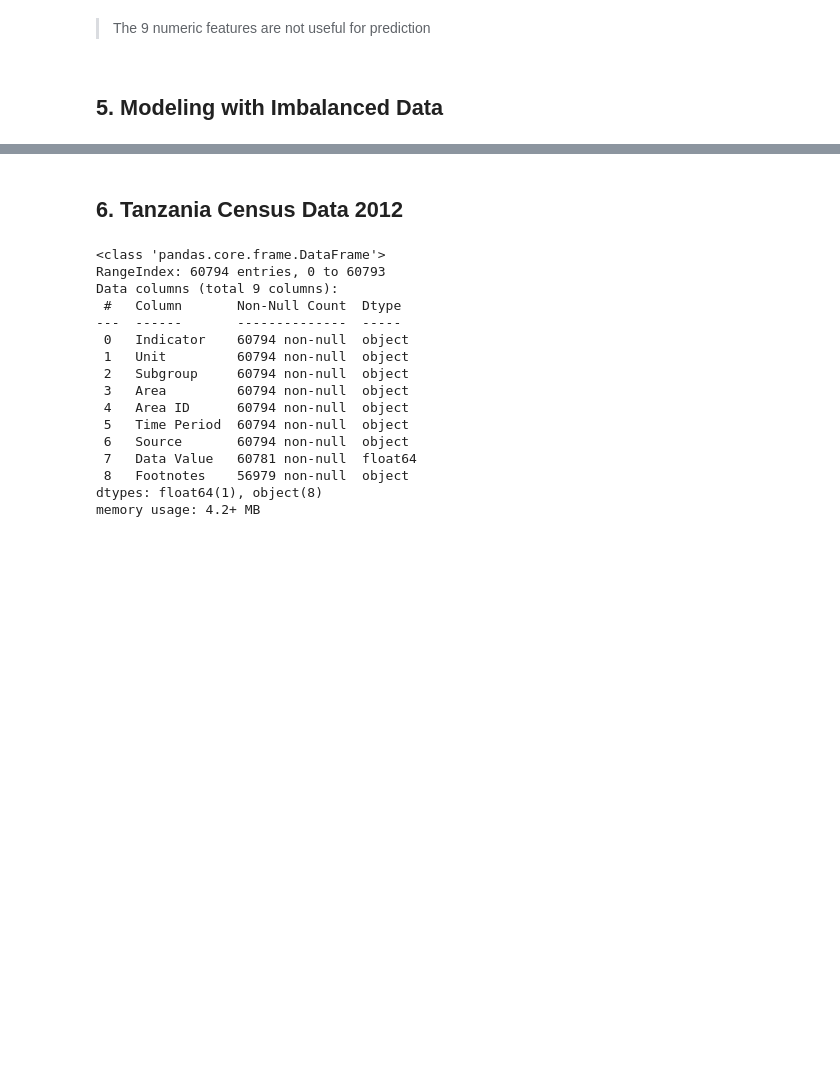
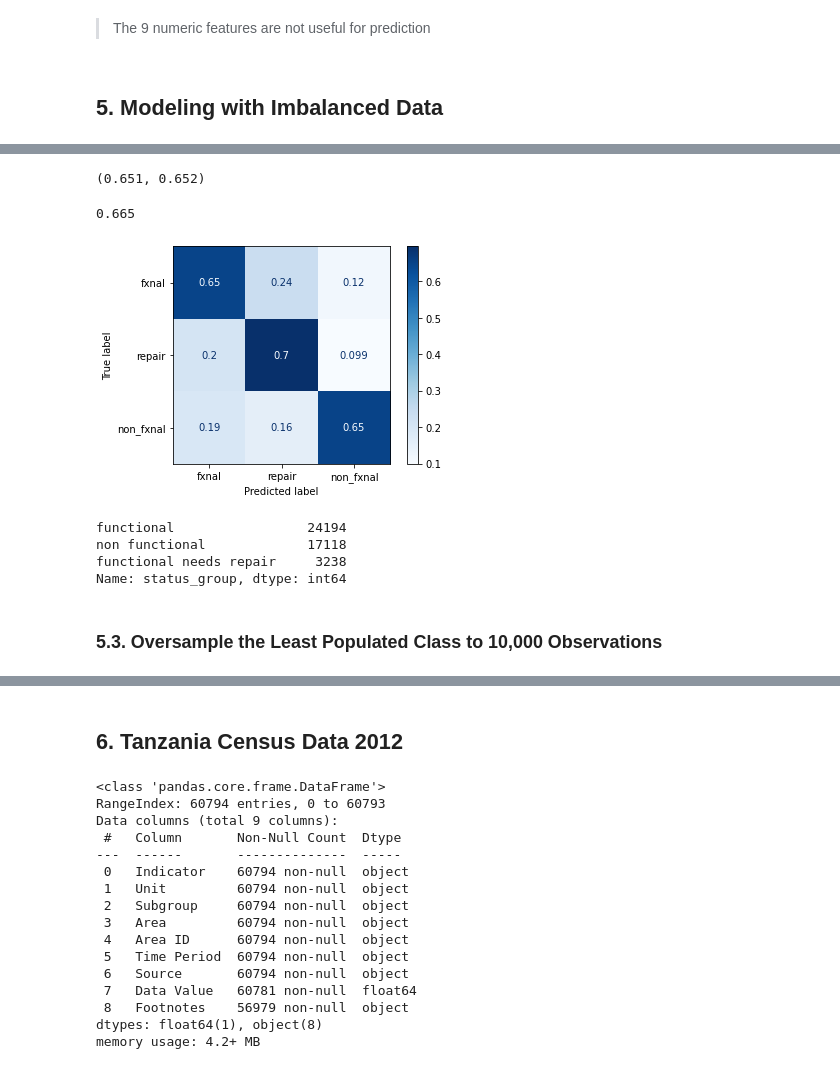
Before and after one commit to kalebts/Tanzania-Group-Project, a Jupyter notebook: codycan_01.ipynb, the cells around one changed output, grey strips where cells are left out. Saved outputs shown, nothing was run; the diff lists cells and outputs as text; code cells hidden in the pictures; blank space fills up the shorter version.

```diff
--- a/codycan_01.ipynb
+++ b/codycan_01.ipynb
@@ -729,0 +813,22 @@ X[zanzibar == True]["subvillage"]
+# %%
+#Over sampling to make all classes have the same population. This is extreme.
+ros = RandomOverSampler(random_state=42,
+                        sampling_strategy="not majority")
+
+ohe = OneHotEncoder(drop = "if_binary", sparse = False, handle_unknown="ignore")
+mct = make_column_transformer((ohe, cat_feats), remainder="passthrough", verbose_feature_names_out=False)
+
+si = SimpleImputer(strategy="most_frequent")
+
+ss = StandardScaler()
+logreg = LogisticRegression(max_iter=10_000)
+
+pipe5 = ImbPipeline([ ("ros", ros), ("ohe", mct), ("impu", si), ("sc", ss), ("clf", logreg)])
+
+# gs5 = GridSearchCV(pipe5,
+#                    {"ros__sampling_strategy": [0.25, 0.5, 0.75, 1.0]},
+#                    scoring="balanced_accuracy",
+#                    n_jobs=-1)
+# gs5.fit(X_train, y_train)
+
+pipe5.fit(X_train, y_train)
@@ -729,0 +853,26 @@ X[zanzibar == True]["subvillage"]
+# %%
+pipe5.score(X_train, y_train).round(3), pipe5.score(X_test, y_test).round(3)
+# %% [output]
+(0.651, 0.652)
+# %%
+balanced_accuracy_score(y_test, pipe5.predict(X_test)).round(3)
+# %% [output]
+0.665
+# %%
+ConfusionMatrixDisplay.from_estimator(pipe5,
+                                      X_test,
+                                      y_test,
+                                      cmap="Blues",
+                                      display_labels=["fxnal", "repair", "non_fxnal"],
+                                      normalize = "true");
+# %% [output]
+[figure, added]
+# %%
+y_train.value_counts()
+# %% [output]
+functional                 24194
+non functional             17118
+functional needs repair     3238
+Name: status_group, dtype: int64
+# %% [markdown]
+### 5.3. Oversample the Least Populated Class to 10,000 Observations
```
Also changed, not shown: parts of 125 cells of this notebook.
